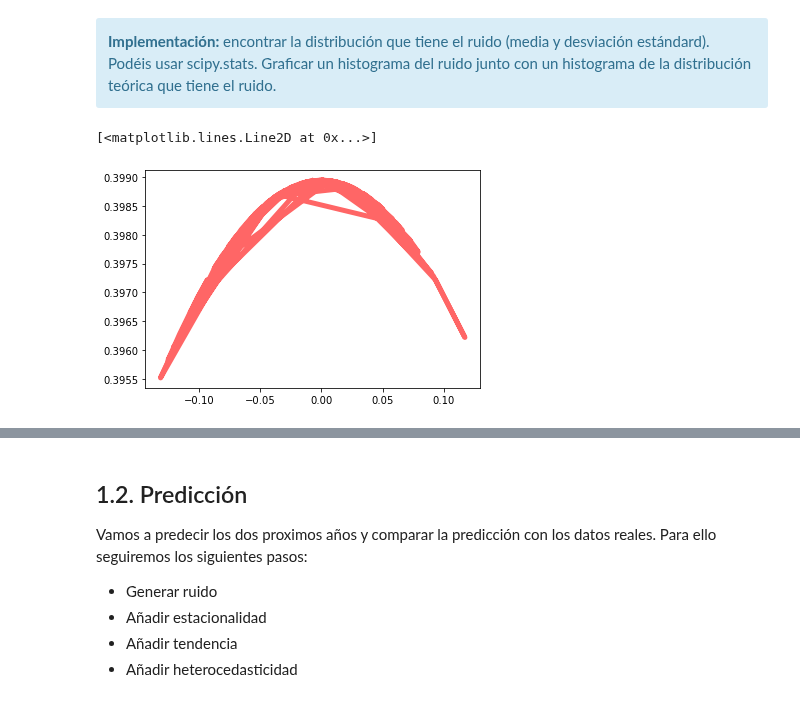
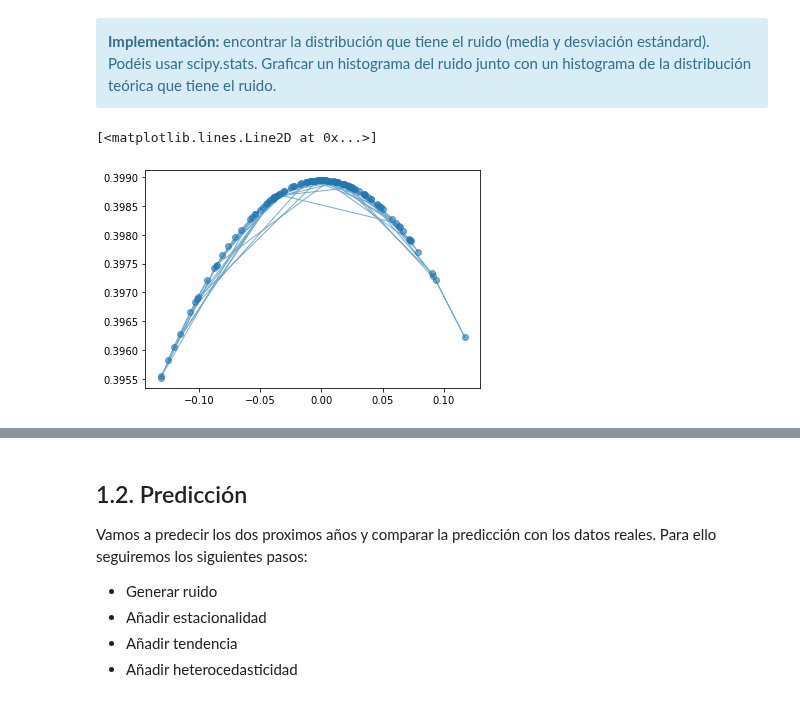
Before and after one commit to angelbujalance/MAME_PEC, a Jupyter notebook: 20221_M2.855_PEC4-Enunciado.ipynb, the cells around one changed output, grey strips where cells are left out. Drawn from its saved outputs; the diff is of its cells as text; code cells hidden in the pictures.

```diff
--- a/20221_M2.855_PEC4-Enunciado.ipynb
+++ b/20221_M2.855_PEC4-Enunciado.ipynb
@@ -381,11 +381,11 @@ Una vez eliminadas la heterocedasticidad, la tendencia y la estacionalidad, lo q
 # %%
 from scipy.stats import norm
 
 noise_arr = tr_cycle_df_clm.passengers.array
 
 fig, ax = plt.subplots(1, 1)
 ax.plot(noise_arr, norm.pdf(noise_arr),
-       'r-', lw=5, alpha=0.6, label='norm pdf')
+       'o-', lw=1, alpha=0.6, label='norm pdf')
 # %% [output]
 [<matplotlib.lines.Line2D at 0x...>]
-[figure, old version]
+[figure, new version]
```
Also changed, not shown: parts of 4 cells of this notebook.
